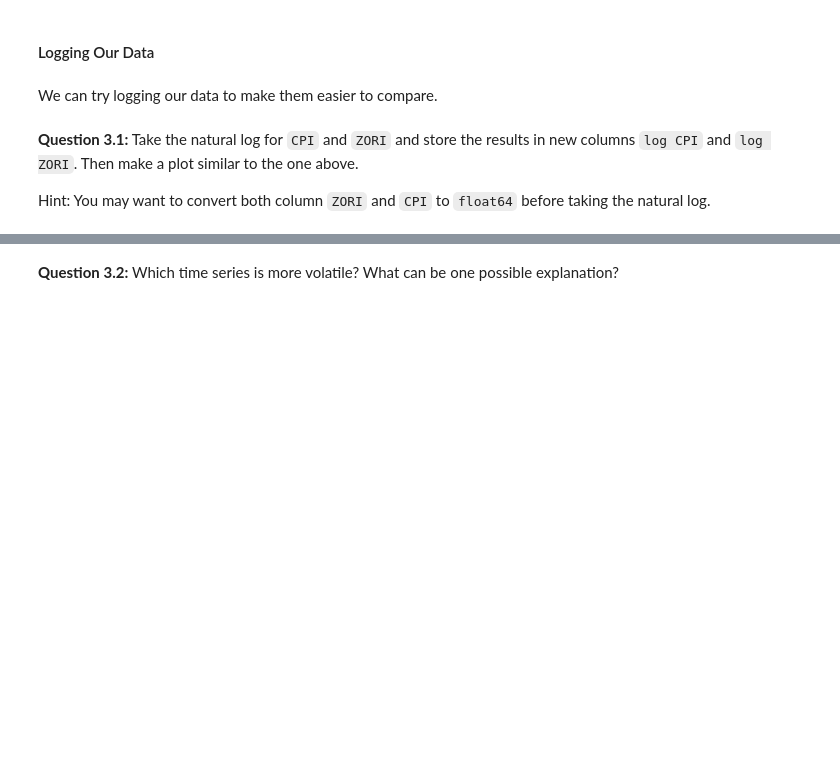
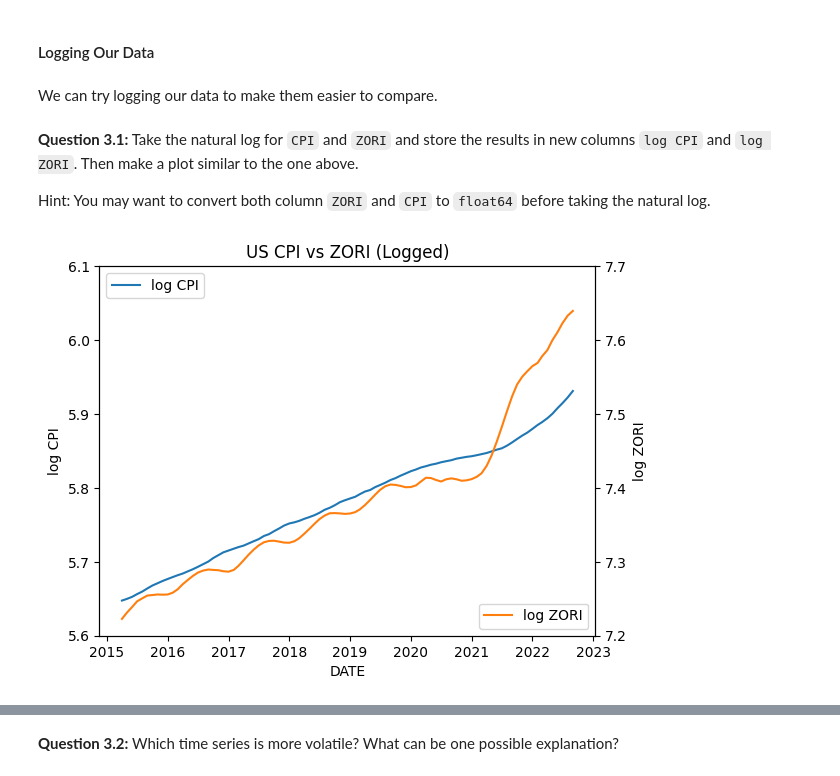
Before and after one commit to johanoelgaard/ECON148, a Jupyter notebook: lab/lab09/lab09.ipynb, the cells around one changed output, grey strips where cells are left out. Saved outputs shown, nothing was run; the diff lists cells and outputs as text; code cells hidden in the pictures; blank space fills up the shorter version.

```diff
--- a/lab/lab09/lab09.ipynb
+++ b/lab/lab09/lab09.ipynb
@@ -49,5 +67,7 @@ We notice that the dates in the timeseries actually start from the 6th entry in
 | 2015-04-30 | 1381.971304 |
 |  | ... (rows omitted) |
 # %%
-zillow = ... # Hint: consider taking the transpose of `zUS`
+zillow = zUS.iloc[:, 5:].T.reset_index()
+zillow.columns = ['DATE','ZORI']
+zillow['DATE'] = pd.to_datetime(zillow['DATE'])
 zillow
@@ -352,19 +528,20 @@ We can try logging our data to make them easier to compare.
 
 Hint: You may want to convert both column `ZORI` and `CPI` to `float64` before taking the natural log.
 # %%
-...
-combined["log CPI"] = ...
-...
-combined["log ZORI"] = ...
 
-sns.lineplot(..., color='tab:blue', label='log CPI')
+combined["log CPI"] = np.log(combined["CPI"])
+combined["log ZORI"] = np.log(combined["ZORI"])
+
+sns.lineplot(data=combined, x='DATE', y='log CPI', color='tab:blue', label='log CPI')
 plt.ylim([5.6, 6.1])
 plt.legend(loc='upper left')
 
 ax2 = plt.twinx()
-sns.lineplot(..., color='tab:orange', ax=ax2, label='log ZORI')
+sns.lineplot(data=combined, x='DATE', y='log ZORI', color='tab:orange', ax=ax2, label='log ZORI')
 ax2.set_ylim([7.2, 7.7])
 ax2.legend(loc='lower right')
 plt.title("US CPI vs ZORI (Logged)");
+# %% [output]
+[figure, added]
 # %%
 grader.check("q3_1")
```
Also changed, not shown: parts of 58 cells of this notebook, 3 other files.
